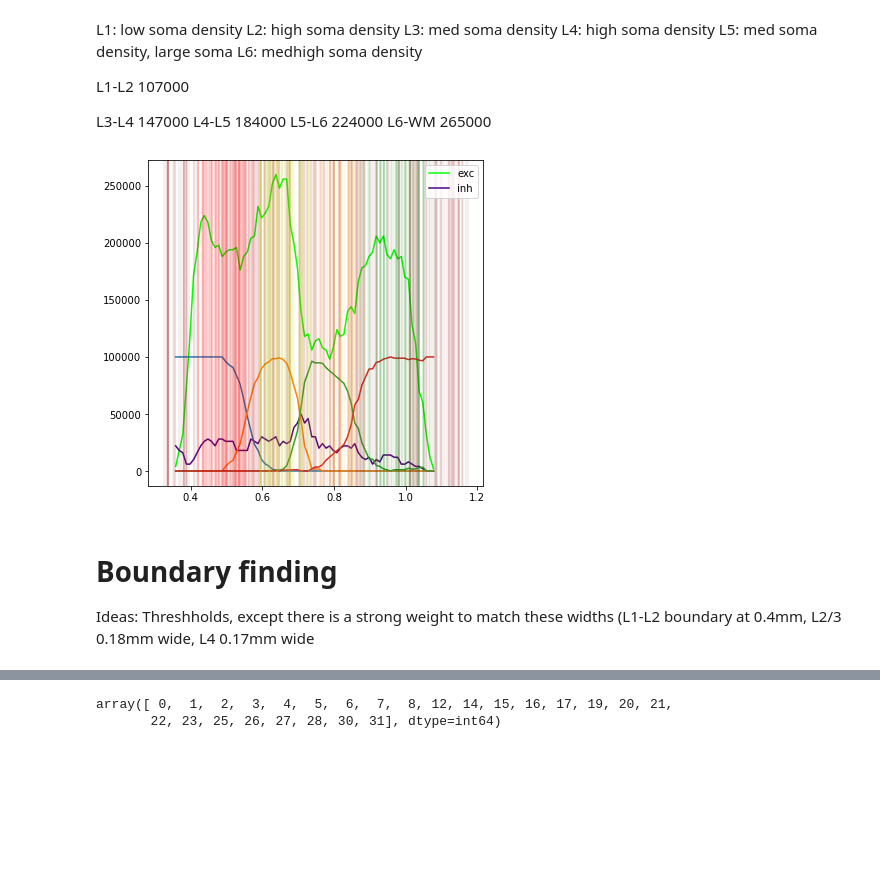
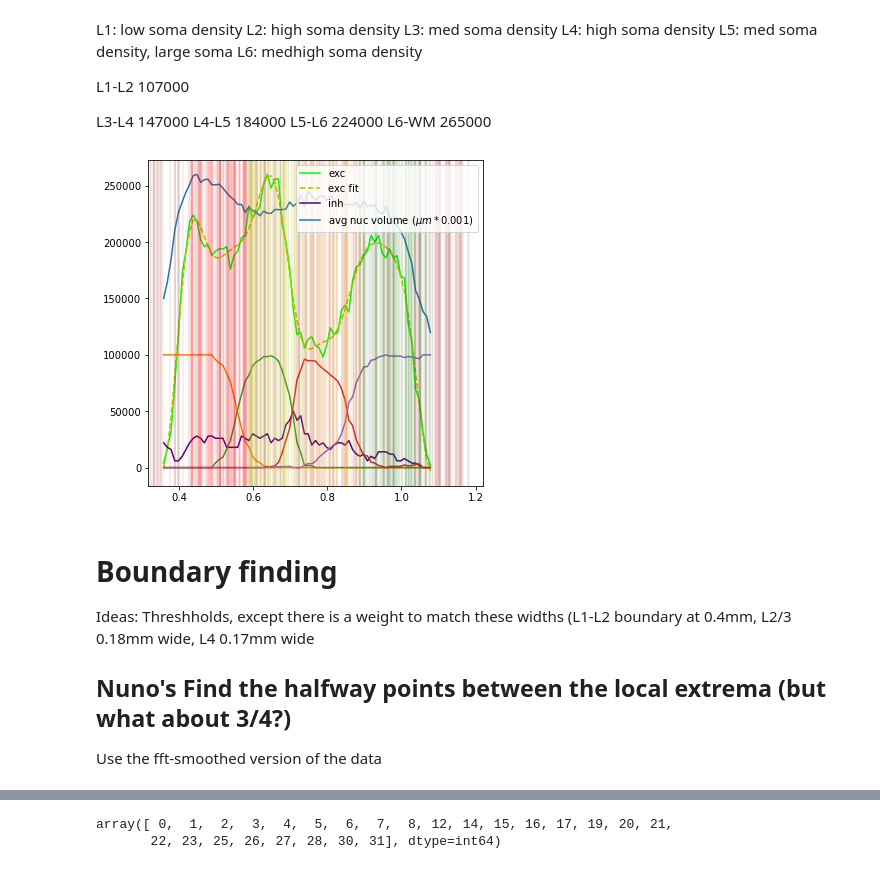
Before and after one commit to AllenInstitute/cortical-layers, a Jupyter notebook: layer-analysis.ipynb, the cells around one changed output, grey strips where cells are left out. Drawn from its saved outputs; the diff is of its cells as text; code cells hidden in the pictures; blank space fills up the shorter version.

```diff
--- a/layer-analysis.ipynb
+++ b/layer-analysis.ipynb
@@ -79,7 +94,7 @@ while curr_y < max_y:
             p_type[ctype_to_layer[current_exc_cells.loc[i].cell_type]][-1] += 1 / len(current_exc_cells) if len(current_exc_cells) > 0 else np.nan
     exc_soma_densities.append(len(current_exc_cells))
     inh_soma_densities.append(sum(curr_y <= p[1] * y_resolution / 1_000_000 < curr_y + bin_width for p in auto_inh_cells.pt_position))
-    these_nuclei = nuclei[list(curr_y <= p[1] * y_resolution < curr_y + step_size for p in nuclei.pt_position)]
+    these_nuclei = nuclei[list(curr_y <= p[1] * y_resolution / 1_000_000 < curr_y + step_size for p in nuclei.pt_position)]
     avg_volumes.append(these_nuclei.volume.mean())
     curr_y += step_size
 bin_centers = np.array(bin_centers)
@@ -105,36 +122,44 @@ L6-WM	265000
+# %%
+e_fft = fft.fft(exc_soma_densities)
+e_fft[8:-8] = 0   # remove high frequency content (details/noise)
+smooth_exc_densities = fft.ifft(e_fft)
 # %%
 fig, ax = plt.subplots(1, 1, figsize=(6, 6))
 ax.plot(bin_centers, exc_soma_densities, c="lime", label="exc")
+ax.plot(bin_centers, smooth_exc_densities, "--y", label="exc fit")
 ax.plot(bin_centers, inh_soma_densities, c="indigo", label="inh")
-# ax.plot(bin_centers, avg_volumes * max(exc_soma_densities) / max(avg_volumes), label=f"avg nuc volume ($\mu m * {round(max(avg_volumes) / max(exc_soma_densities))}$)")
+ax.plot(bin_centers, avg_volumes * max(exc_soma_densities) / max(avg_volumes), label=f"avg nuc volume ($\mu m * {round(max(avg_volumes) / max(exc_soma_densities), 4)}$)")
 for t in p_type:
     ax.plot(bin_centers, p_type[t] * 100_000)
 
 cells_to_plot = col_cells
 indices_to_plot = np.random.choice(cells_to_plot.index, 500)
 for cell in indices_to_plot:
     if cells_to_plot.loc[cell].cell_type == "23P":
         ax.axvline(cells_to_plot.loc[cell].pt_position[1] * y_resolution / 1_000_000, color="red", alpha=0.1)
 
     if cells_to_plot.loc[cell].cell_type == "4P":
         ax.axvline(cells_to_plot.loc[cell].pt_position[1] * y_resolution / 1_000_000, color="y", alpha=0.1)
 
     if cells_to_plot.loc[cell].cell_type.startswith("5P"):
         ax.axvline(cells_to_plot.loc[cell].pt_position[1] * y_resolution / 1_000_000, color="orange", alpha=0.1)
 
     if cells_to_plot.loc[cell].cell_type in ["6P", "6IT", "6CT"]:
         ax.axvline(cells_to_plot.loc[cell].pt_position[1] * y_resolution / 1_000_000, color="green", alpha=0.1)
 
     if cells_to_plot.loc[cell].cell_type.startswith("Unsure"):
         ax.axvline(cells_to_plot.loc[cell].pt_position[1] * y_resolution / 1_000_000, color="brown", alpha=0.1)
 
 # for lab in labels:
 #     ax.axvline(lab, linestyle="--", color="k")
 ax.legend()
 plt.show()
 # %% [output]
-[figure, old version]
+[figure, new version]
 # %% [markdown]
 # Boundary finding
 Ideas:
-Threshholds, except there is a strong weight to match these widths (L1-L2 boundary at 0.4mm, L2/3 0.18mm wide, L4 0.17mm wide
+Threshholds, except there is a weight to match these widths (L1-L2 boundary at 0.4mm, L2/3 0.18mm wide, L4 0.17mm wide
+
+## Nuno's Find the halfway points between the local extrema (but what about 3/4?)
+Use the fft-smoothed version of the data
```
Also changed, not shown: parts of 10 cells of this notebook.
